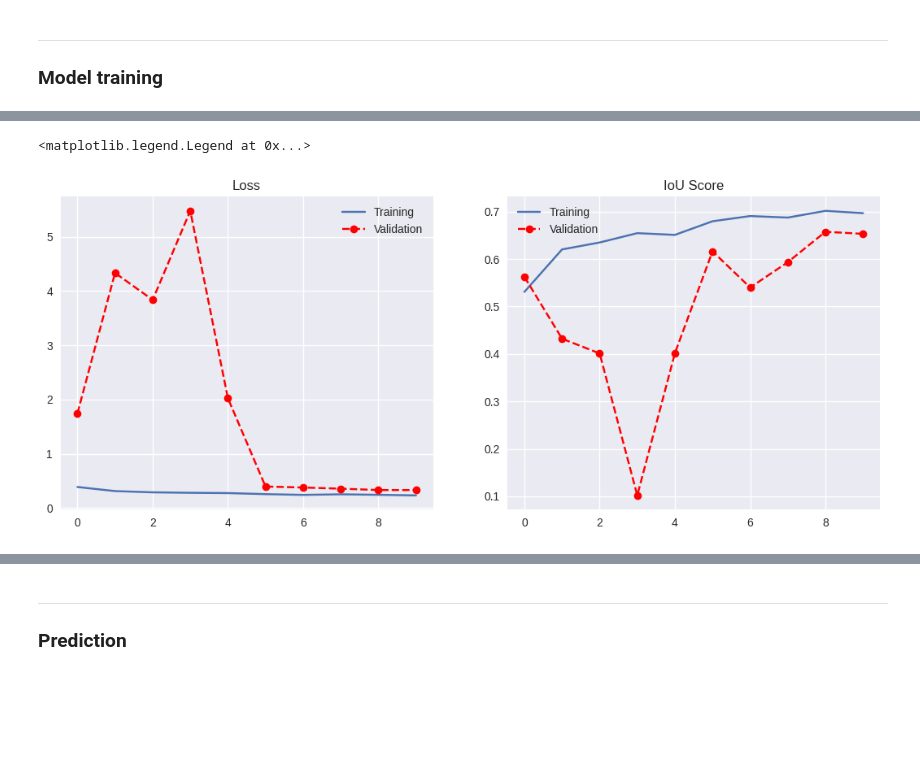
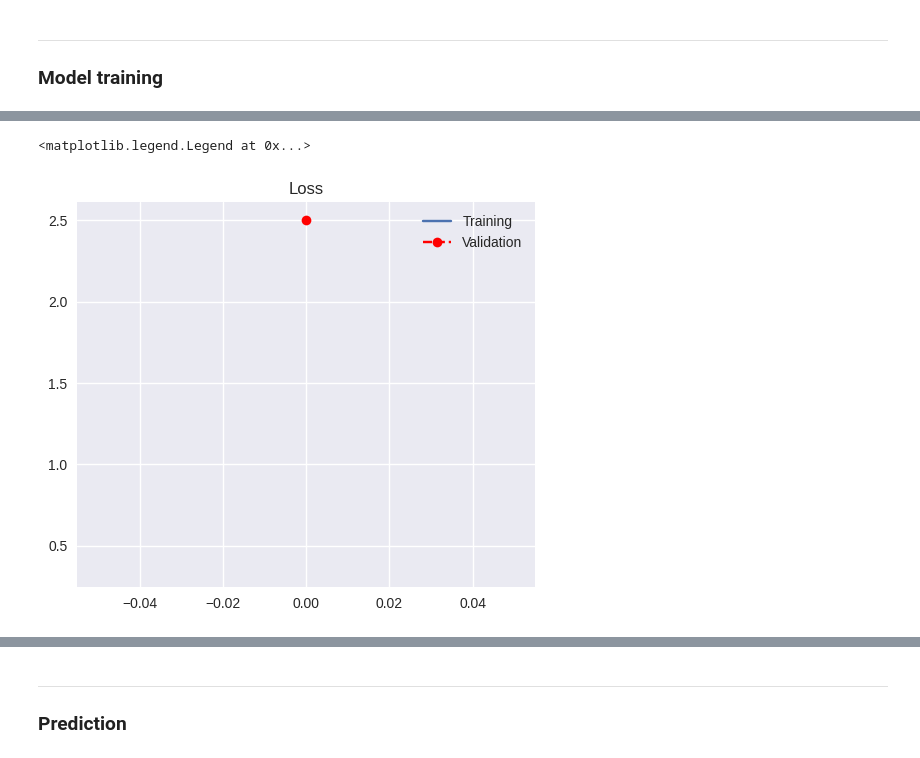
Before and after one commit to Jvdboss7/flood-area-segmentation, a Jupyter notebook: notebooks/Experiment.ipynb, the cells around one changed output, grey strips where cells are left out. Cells and saved outputs as stored; diff of their text form; code cells hidden in the pictures; blank space fills up the shorter version.

```diff
--- a/notebooks/Experiment.ipynb
+++ b/notebooks/Experiment.ipynb
@@ -44,9 +44,9 @@ df.head()
 transform = A.Compose([
     A.HorizontalFlip(p=0.5),
     A.Blur(blur_limit = 3, p = 0.5),
-    # A.RandomRotate90(p=1) ,
-    # A.Rotate(limit=90,p=0.5) ,
-    # A.ElasticTransform(p=1, alpha=120, sigma=120 * 0.05, alpha_affine=120 * 0.03)
+    A.RandomRotate90(p=1) ,
+    A.Rotate(limit=90,p=0.5) ,
+    A.ElasticTransform(p=1, alpha=120, sigma=120 * 0.05, alpha_affine=120 * 0.03)
 
 ])
 # %%
@@ -184,11 +184,10 @@ model = sm.Unet('efficientnetb2',
 model.compile(
     optimizer = keras.optimizers.Adam(learning_rate = 2e-3),
     loss = keras.losses.BinaryCrossentropy(),
-    metrics = [sm.metrics.iou_score],
 )
 # %% [markdown]
 ---
 ### Model training
 # %%
-history = model.fit(train_dataset, validation_data = test_dataset, epochs = 10)
+history = model.fit(train_dataset, validation_data = test_dataset, epochs = 1)
 # %% [output]
@@ -232,22 +195,22 @@ Epoch 10/10
 # %%
 # Plotting the graph for Training loss, Validation loss and Training IOU and Validation IOU
 plt.style.use('seaborn')
 
 plt.figure(figsize = (13,5))
 plt.subplot(1,2,1)
 plt.title('Loss')
 plt.plot(history.history['loss'], label = 'Training')
 plt.plot(history.history['val_loss'], '--r', marker = 'o', label = 'Validation')
 plt.legend()
 
-plt.subplot(1,2,2)
-plt.title('IoU Score')
-plt.plot(history.history['iou_score'], label = 'Training')
-plt.plot(history.history['val_iou_score'], '--r', marker = 'o', label = 'Validation')
-plt.legend()
+# plt.subplot(1,2,2)
+# plt.title('IoU Score')
+# plt.plot(history.history['iou_score'], label = 'Training')
+# plt.plot(history.history['val_iou_score'], '--r', marker = 'o', label = 'Validation')
+# plt.legend()
 # %% [output]
 <matplotlib.legend.Legend at 0x...>
-[figure, old version]
+[figure, new version]
 # %%
 # Using model.evaluate function to evaluate on the test data
 model.evaluate(test_dataset)
```
Also changed, not shown: parts of 8 cells of this notebook, 10 other files.
